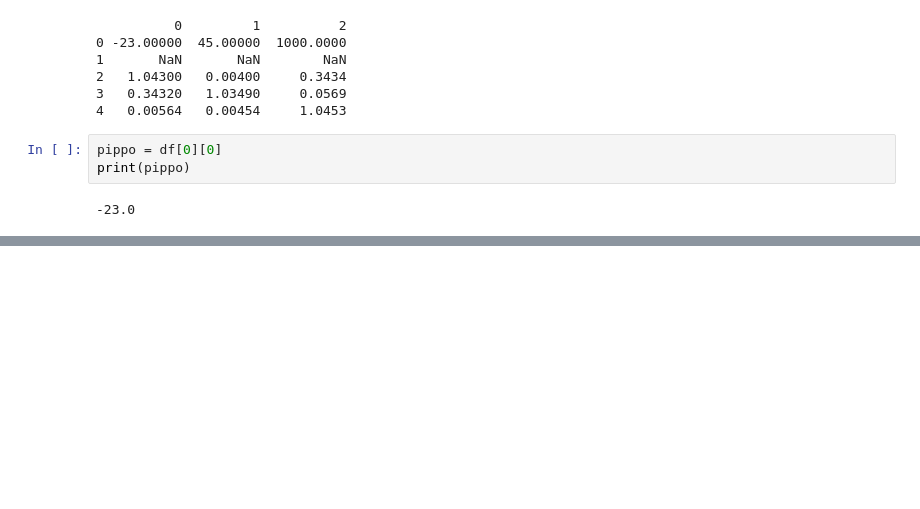
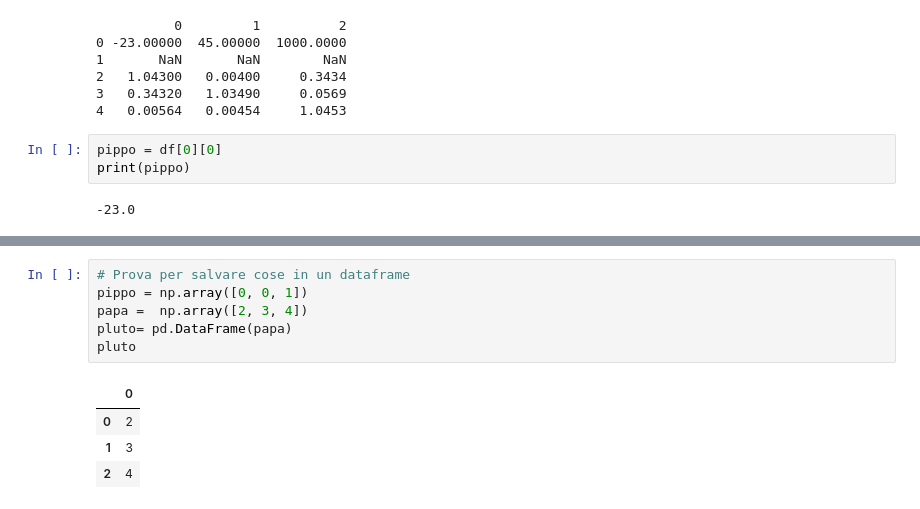
Before and after one commit to rktessa/Blimp, a Jupyter notebook: file_prove.ipynb, the cells around one changed output, grey strips where cells are left out. Drawn from its saved outputs; the diff is of its cells as text; blank space fills up the shorter version.

```diff
--- a/file_prove.ipynb
+++ b/file_prove.ipynb
@@ -33,0 +56,11 @@ plt.show()
+# %%
+# Prova per salvare cose in un dataframe
+pippo = np.array([0, 0, 1])
+papa =  np.array([2, 3, 4])
+pluto= pd.DataFrame(papa)
+pluto
+# %% [output]
+|  | 0 |
+| 0 | 2 |
+| 1 | 3 |
+| 2 | 4 |
```
Also changed, not shown: parts of 4 cells of this notebook, 2 other files.
